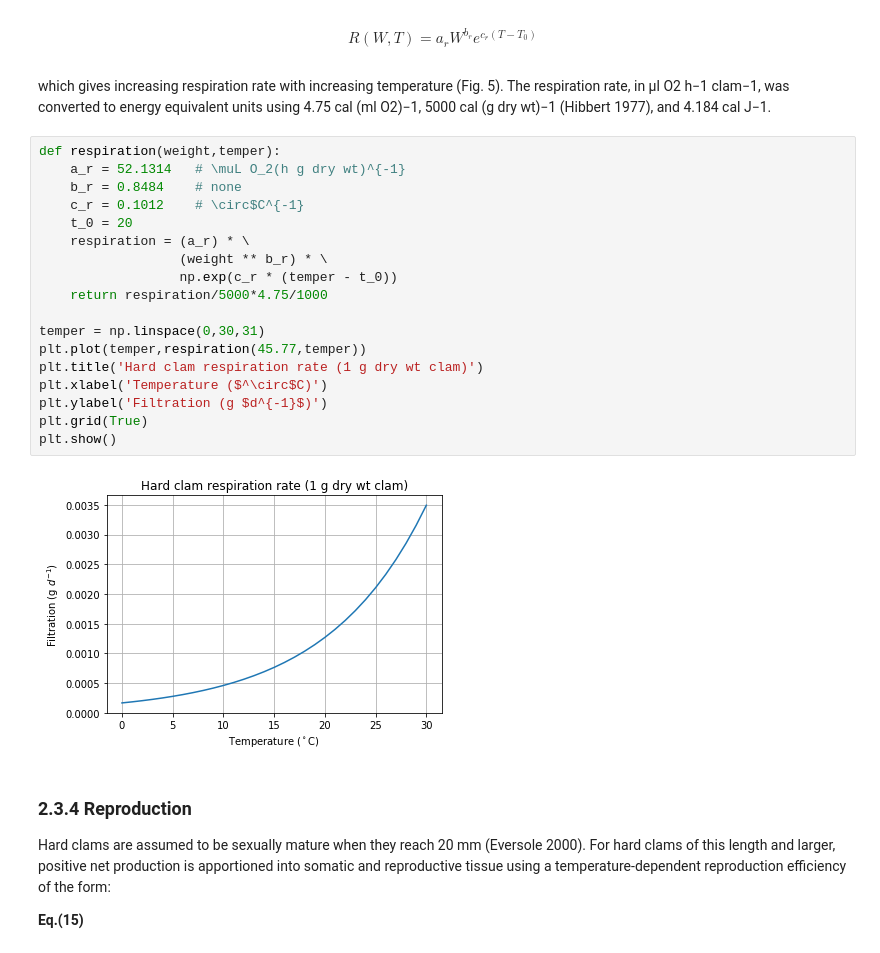
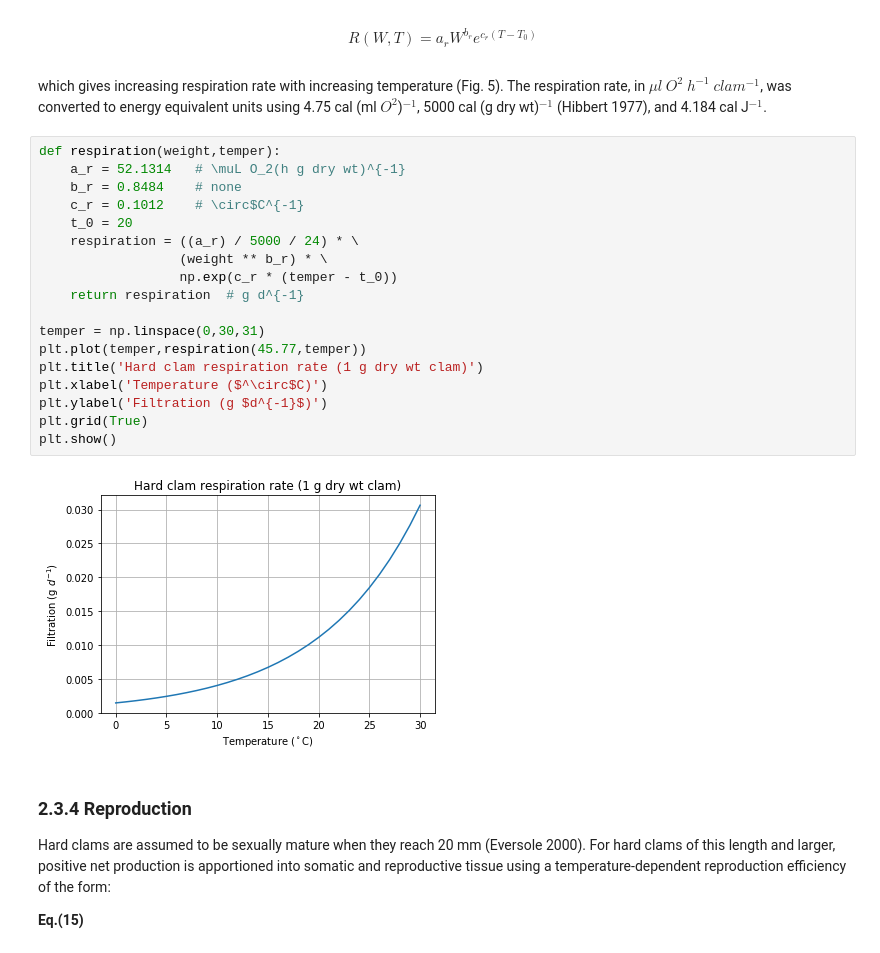
Before and after one commit to dlxiii/pdmc, a Jupyter notebook: notebook.ipynb, the cells around one changed output. Drawn from its saved outputs; the diff is of its cells as text.

Commit message:
Respiration fixed

```diff
--- a/notebook.ipynb
+++ b/notebook.ipynb
@@ -314,27 +312,27 @@ Respiration is the primary metabolic loss and is parameterized using a general b
 # %% [markdown]
 $$R(W,T)=a_rW^{b_{r}}e^{c_r(T-T_0)}$$
 # %% [markdown]
-which gives increasing respiration rate with increasing temperature (Fig. 5). The respiration rate, in μl O2 h−1 clam−1, was converted to energy equivalent units using 4.75 cal (ml O2)−1, 5000 cal (g dry wt)−1 (Hibbert 1977), and 4.184 cal J−1.
+which gives increasing respiration rate with increasing temperature (Fig. 5). The respiration rate, in $μl$ $O^2$ $h^{−1}$ $clam^{−1}$, was converted to energy equivalent units using 4.75 cal (ml $O^2$)$^{−1}$, 5000 cal (g dry wt)$^{−1}$ (Hibbert 1977), and 4.184 cal J$^{−1}$.
 # %%
 def respiration(weight,temper):
     a_r = 52.1314   # \muL O_2(h g dry wt)^{-1}
     b_r = 0.8484    # none
     c_r = 0.1012    # \circ$C^{-1}
     t_0 = 20
-    respiration = (a_r) * \
+    respiration = ((a_r) / 5000 / 24) * \
                   (weight ** b_r) * \
                   np.exp(c_r * (temper - t_0))
-    return respiration/5000*4.75/1000
+    return respiration  # g d^{-1}
 
 temper = np.linspace(0,30,31)
 plt.plot(temper,respiration(45.77,temper))
 plt.title('Hard clam respiration rate (1 g dry wt clam)')
 plt.xlabel('Temperature ($^\circ$C)')
 plt.ylabel('Filtration (g $d^{-1}$)')
 plt.grid(True)
 plt.show()
 # %% [output]
-[figure, old version]
+[figure, new version]
 # %% [markdown]
 ### 2.3.4 Reproduction
 Hard clams are assumed to be sexually mature when they reach 20 mm (Eversole 2000). For hard clams of this length and larger, positive net production is apportioned into somatic and reproductive tissue using a temperature-dependent reproduction efficiency of the form:
```
Also changed, not shown: parts of 5 cells of this notebook.
